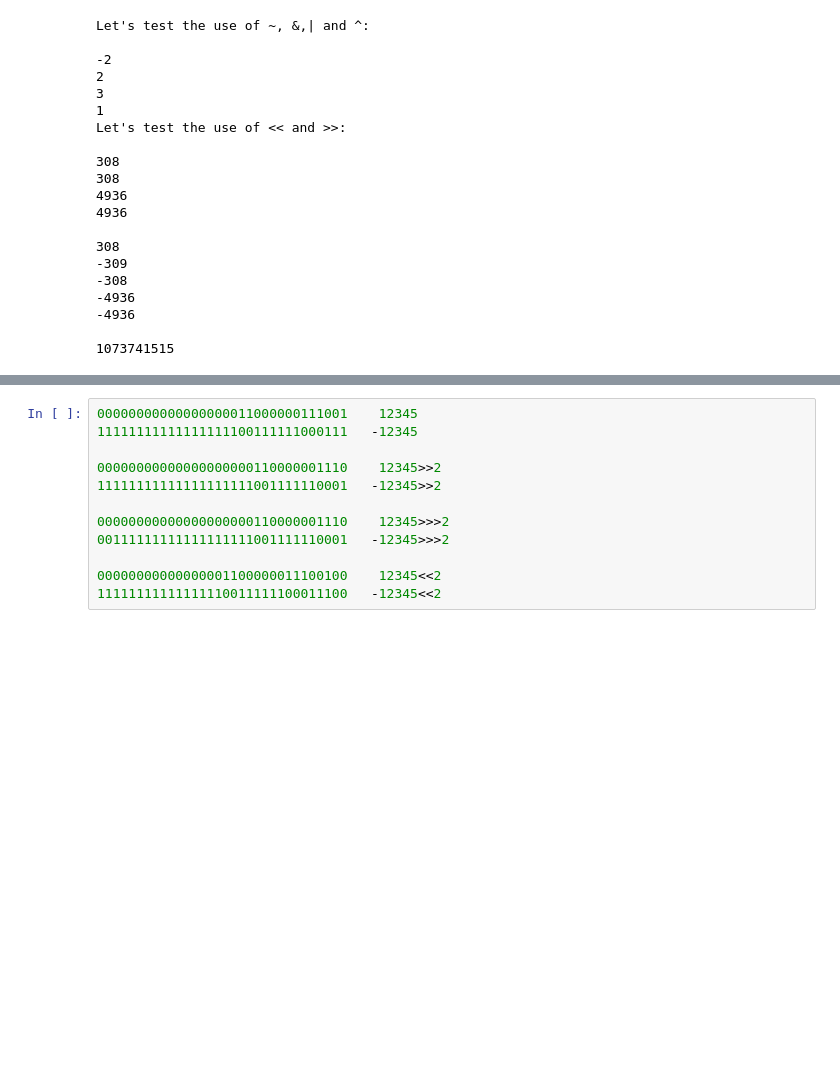
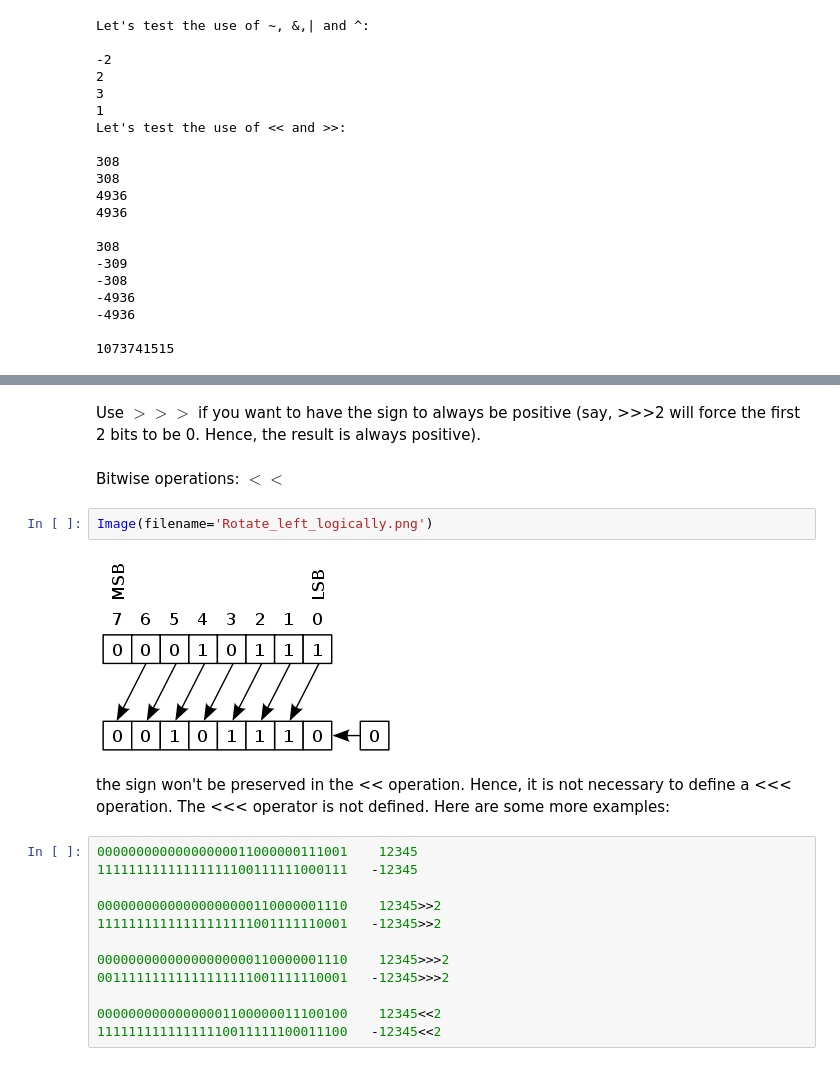
Before and after one commit to ScarletMcLearn/Notebooks, a Jupyter notebook: Java_Basics.ipynb, the cells around one changed output, grey strips where cells are left out. Cells and saved outputs as stored; diff of their text form; blank space fills up the shorter version.

```diff
--- a/Java_Basics.ipynb
+++ b/Java_Basics.ipynb
@@ -294,3 +307,13 @@ Let's test the use of << and >>:
+# %% [markdown]
+Use $>>>$ if you want to have the sign to always be positive (say, >>>2 will force the first 2 bits to be 0. Hence, the result is always positive).
+# %% [markdown]
+Bitwise operations: $<<$
+# %%
+Image(filename='Rotate_left_logically.png')
+# %% [output]
+[figure, added]
+# %% [markdown]
+the sign won't be preserved in the << operation. Hence, it is not necessary to define a <<< operation. The <<< operator is not defined. Here are some more examples:
 # %%
 00000000000000000011000000111001    12345
 11111111111111111100111111000111   -12345
```
Also changed, not shown: parts of 54 cells of this notebook.
